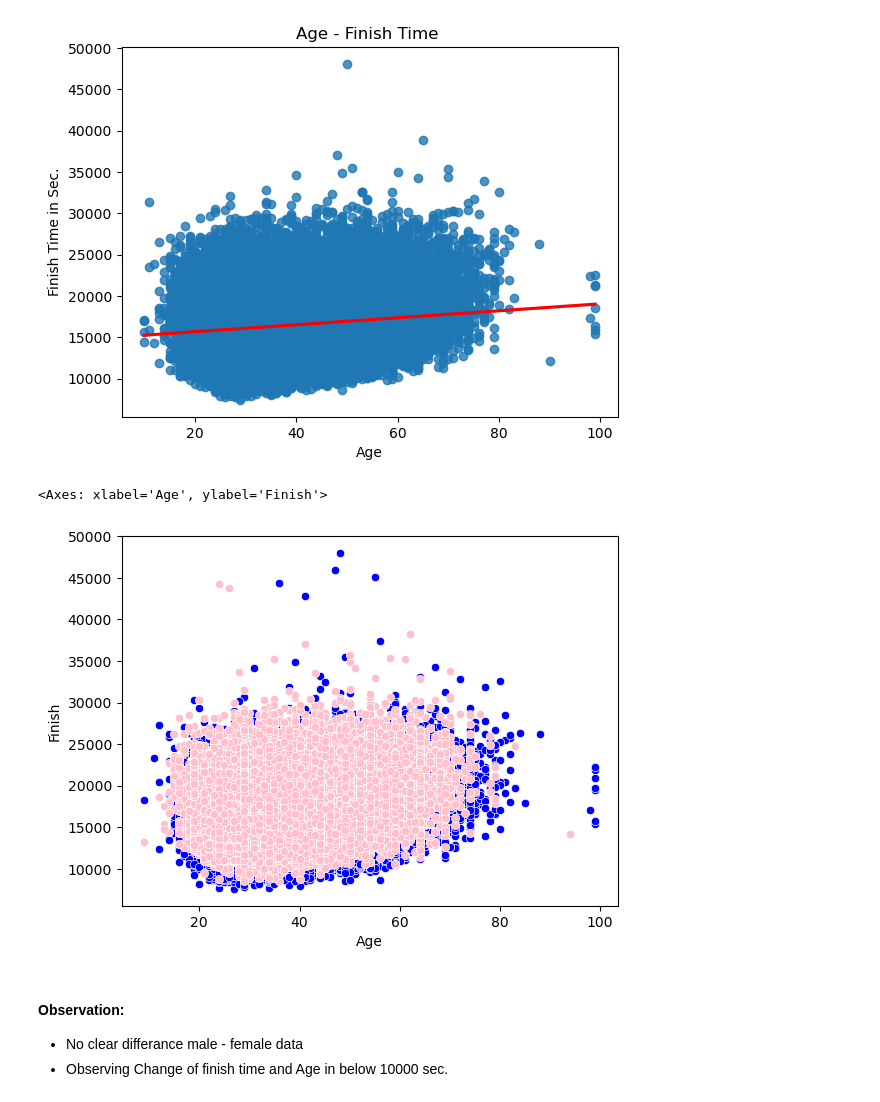
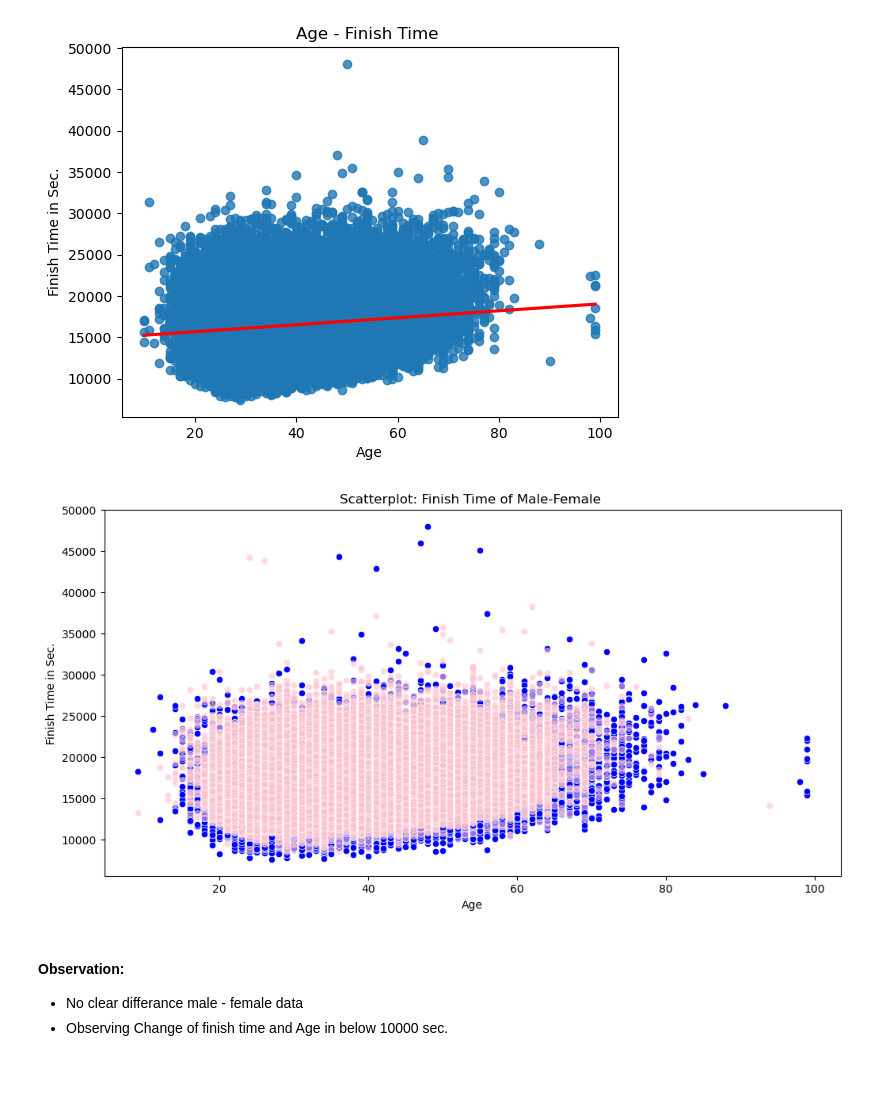
Before and after one commit to sagarbarge/Marathon_2010_to_2019_USA, a Jupyter notebook: Marathon_2010_2019_USA.ipynb, the cells around one changed output. Cells and saved outputs as stored; diff of their text form; code cells hidden in the pictures; blank space fills up the shorter version.

```diff
--- a/Marathon_2010_2019_USA.ipynb
+++ b/Marathon_2010_2019_USA.ipynb
@@ -461,15 +485,18 @@ plt.show()
 [figure]
 # %%
 # Checking same above data in male female
+plt.figure(figsize=(12, 6))
 
 df_age_fil_m = df_age_fil[df_age_fil.Gender=='M'].sample(frac=0.05, random_state= 42)
 df_age_fil_f = df_age_fil[df_age_fil.Gender=='F'].sample(frac=0.05, random_state= 42)
 
 sns.scatterplot(data=df_age_fil_m, x= 'Age', y='Finish', color= 'blue')
-sns.scatterplot(data=df_age_fil_f, x= 'Age', y='Finish', color='pink')
+sns.scatterplot(data=df_age_fil_f, x= 'Age', y='Finish', color='pink', alpha= 0.6)
+plt.ylabel('Finish Time in Sec.')
+plt.title('Scatterplot: Finish Time of Male-Female ')
+plt.show()
 # %% [output]
-<Axes: xlabel='Age', ylabel='Finish'>
-[figure, old version]
+[figure, new version]
 # %% [markdown]
 #### Observation:
 - No clear differance male - female data
```
Also changed, not shown: parts of 42 cells of this notebook.
